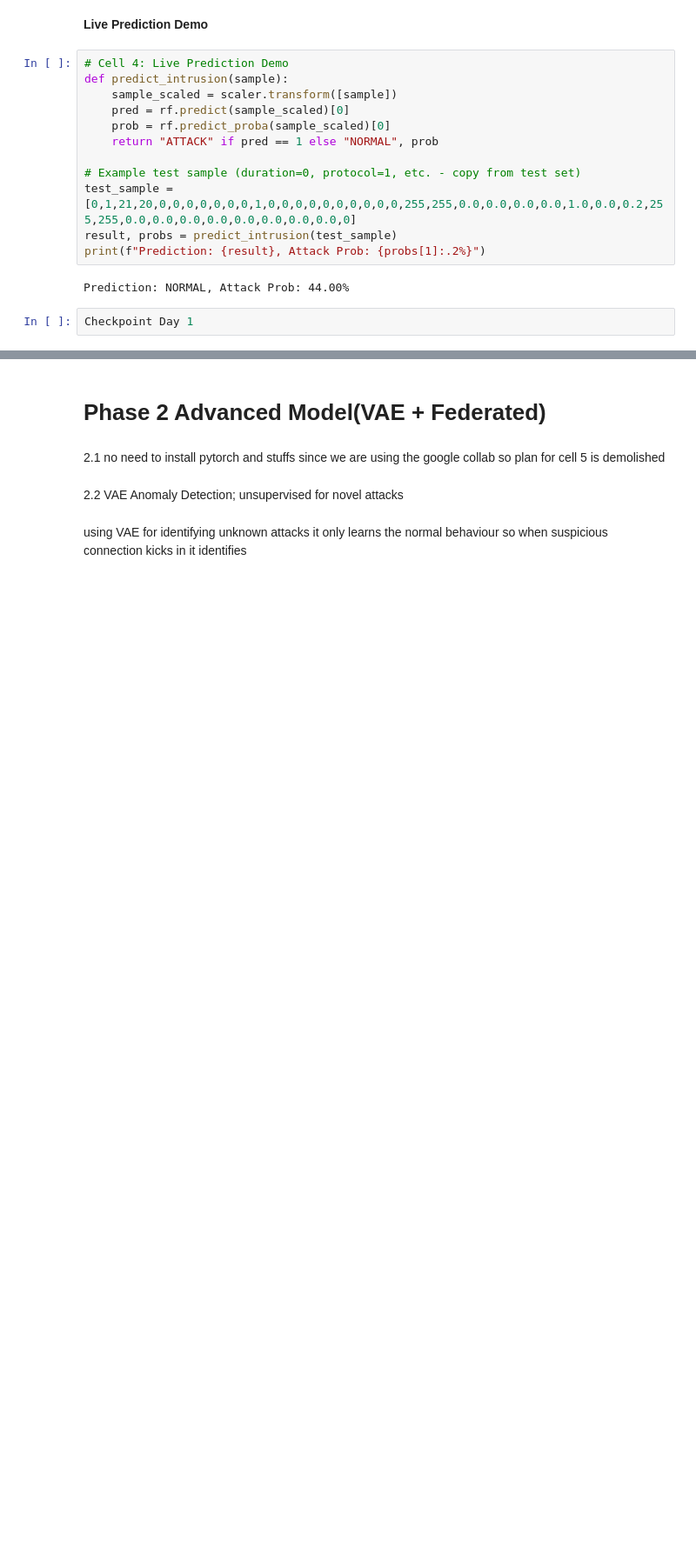
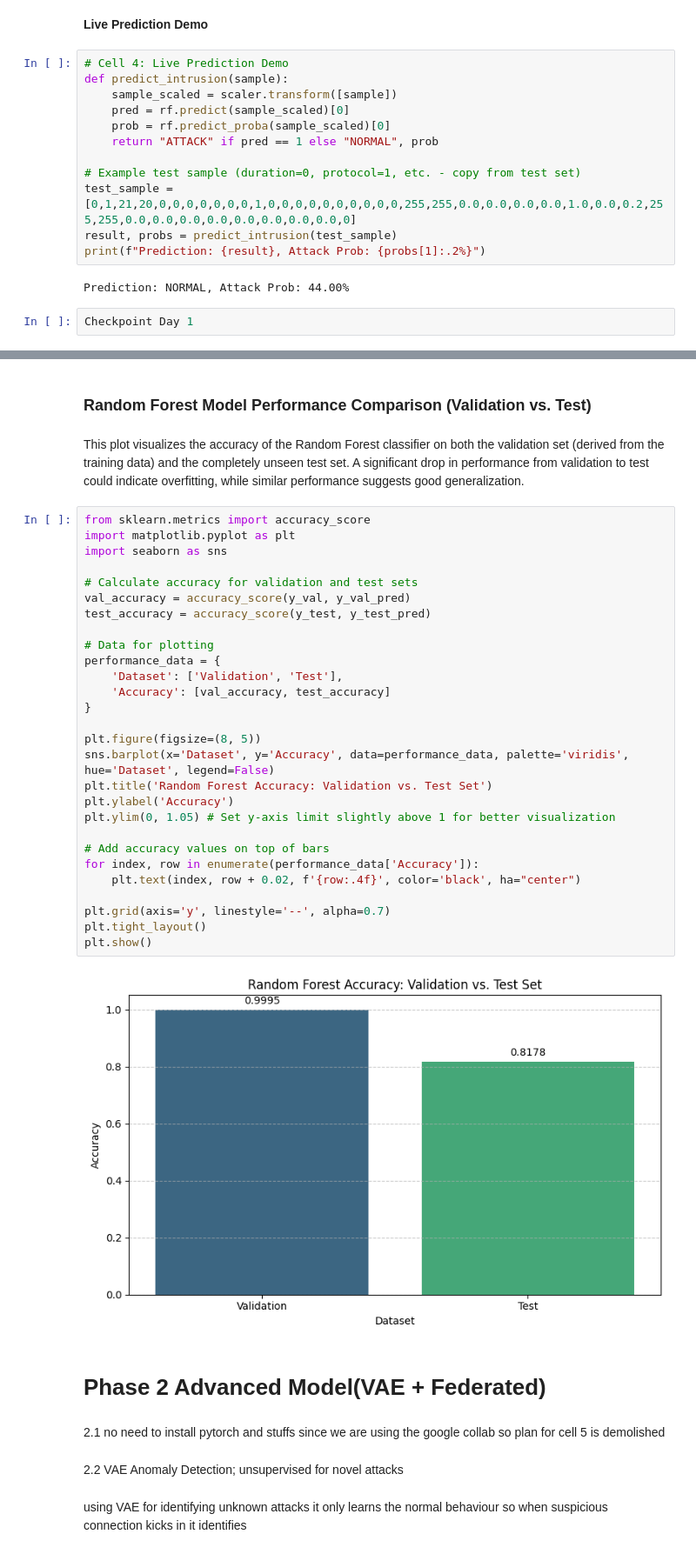
Before and after one commit to suvethaaa/AI-Based-Intrusion-Detection-System, a Jupyter notebook: AI_IDS.ipynb, the cells around one changed output, grey strips where cells are left out. Shown at 87% size. Drawn from its saved outputs; the diff is of its cells as text; blank space fills up the shorter version.

```diff
--- a/AI_IDS.ipynb
+++ b/AI_IDS.ipynb
@@ -142,3 +169,37 @@ Checkpoint Day 1
+# %% [markdown]
+### Random Forest Model Performance Comparison (Validation vs. Test)
+# %% [markdown]
+This plot visualizes the accuracy of the Random Forest classifier on both the validation set (derived from the training data) and the completely unseen test set. A significant drop in performance from validation to test could indicate overfitting, while similar performance suggests good generalization.
+# %%
+from sklearn.metrics import accuracy_score
+import matplotlib.pyplot as plt
+import seaborn as sns
+
+# Calculate accuracy for validation and test sets
+val_accuracy = accuracy_score(y_val, y_val_pred)
+test_accuracy = accuracy_score(y_test, y_test_pred)
+
+# Data for plotting
+performance_data = {
+    'Dataset': ['Validation', 'Test'],
+    'Accuracy': [val_accuracy, test_accuracy]
+}
+
+plt.figure(figsize=(8, 5))
+sns.barplot(x='Dataset', y='Accuracy', data=performance_data, palette='viridis', hue='Dataset', legend=False)
+plt.title('Random Forest Accuracy: Validation vs. Test Set')
+plt.ylabel('Accuracy')
+plt.ylim(0, 1.05) # Set y-axis limit slightly above 1 for better visualization
+
+# Add accuracy values on top of bars
+for index, row in enumerate(performance_data['Accuracy']):
+    plt.text(index, row + 0.02, f'{row:.4f}', color='black', ha="center")
+
+plt.grid(axis='y', linestyle='--', alpha=0.7)
+plt.tight_layout()
+plt.show()
+# %% [output]
+[figure, added]
 # %% [markdown]
 # **Phase 2 Advanced Model(VAE + Federated)**
 # %% [markdown]
```
Also changed, not shown: parts of 29 cells of this notebook.
